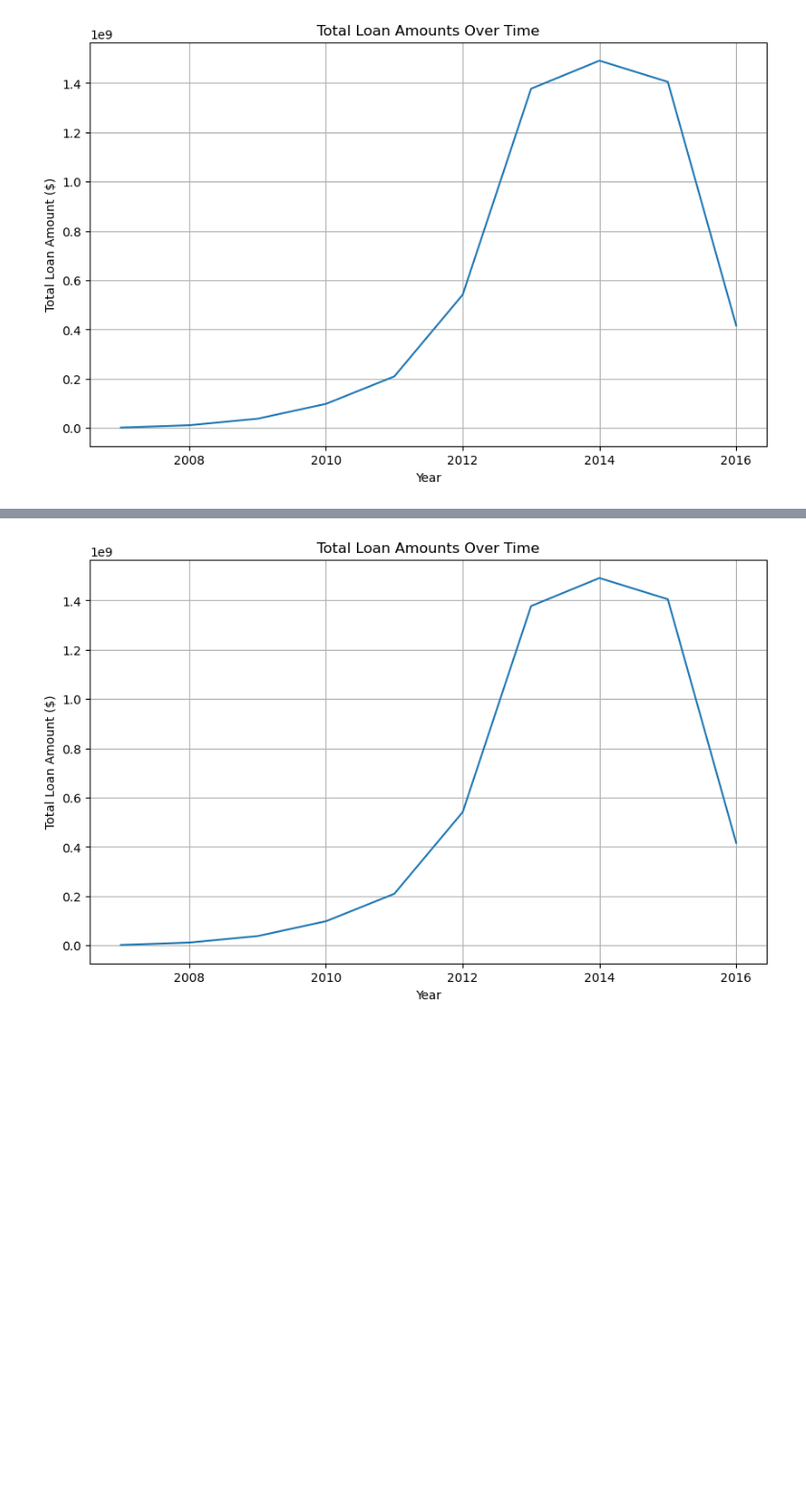
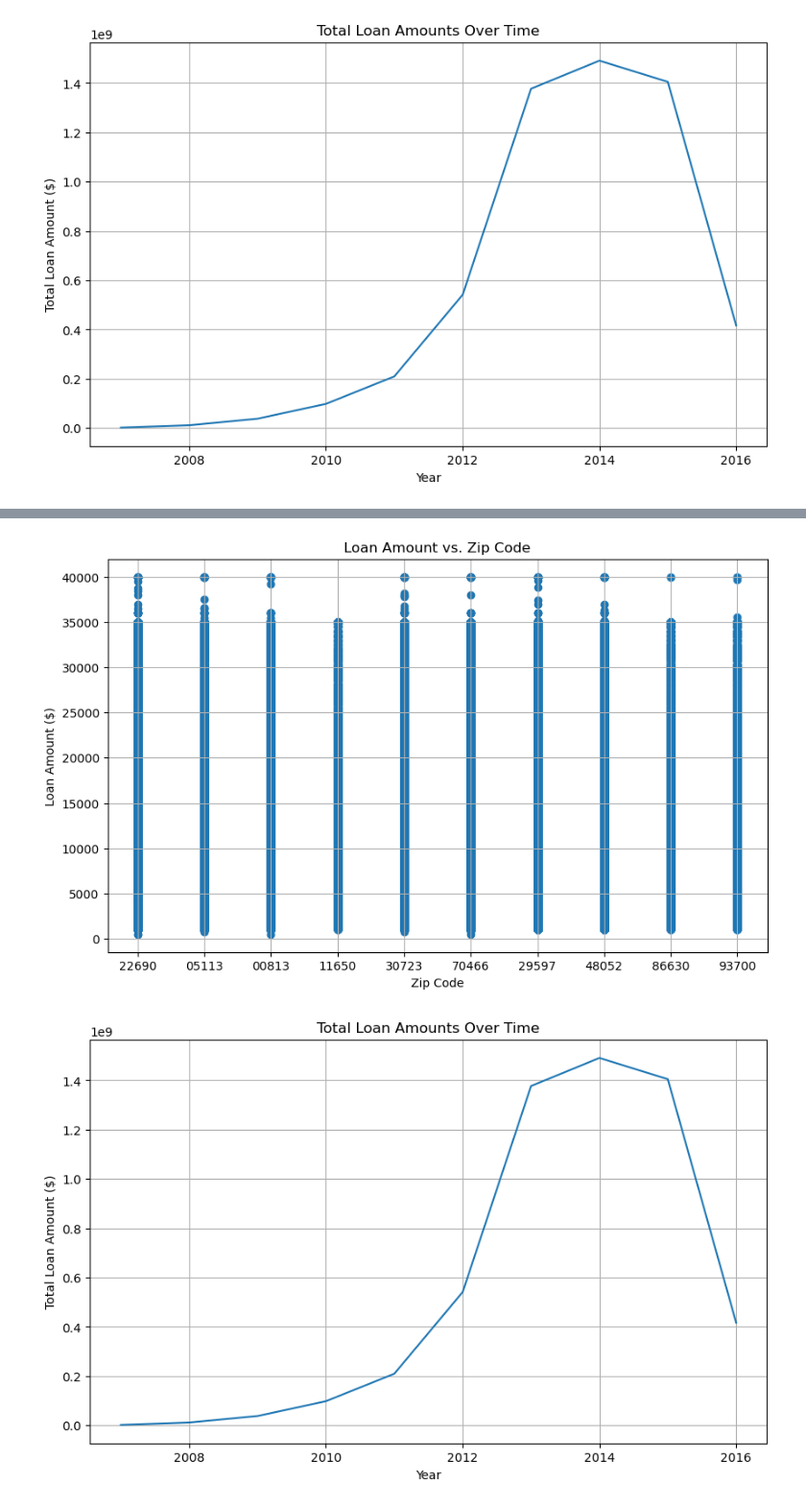
Before and after one commit to SaadNasir92/Group_project_1_SMU, a Jupyter notebook: project_ly.ipynb, the cells around one changed output, grey strips where cells are left out. Shown at 96% size. Saved outputs shown, nothing was run; the diff lists cells and outputs as text; code cells hidden in the pictures; blank space fills up the shorter version.

```diff
--- a/project_ly.ipynb
+++ b/project_ly.ipynb
@@ -110,14 +129,19 @@ NameError: name 'df' is not defined
 # %%
 # Check if 'zip_code' column exists
 if 'zip_code' in df_clean.columns:
+    # Filter out rows with None values in 'zip_code' column
+    df_clean_filtered = df_clean.dropna(subset=['zip_code'])
+
     # Scatter plot of loan amount vs. zip code
     plt.figure(figsize=(10, 6))
-    plt.scatter(df_clean['zip_code'], df_clean['loan_amnt'])
-    plt.title('Loan Amount vs. State')
+    plt.scatter(df_clean_filtered['zip_code'], df_clean_filtered['loan_amnt'])
+    plt.title('Loan Amount vs. Zip Code')
     plt.xlabel('Zip Code')
     plt.ylabel('Loan Amount ($)')
     plt.grid(True)
     plt.show()
 else:
     print("The 'zip_code' column does not exist in the DataFrame.")
+# %% [output]
+[figure, added]
 # %%
```
Also changed, not shown: parts of 6 cells of this notebook.
